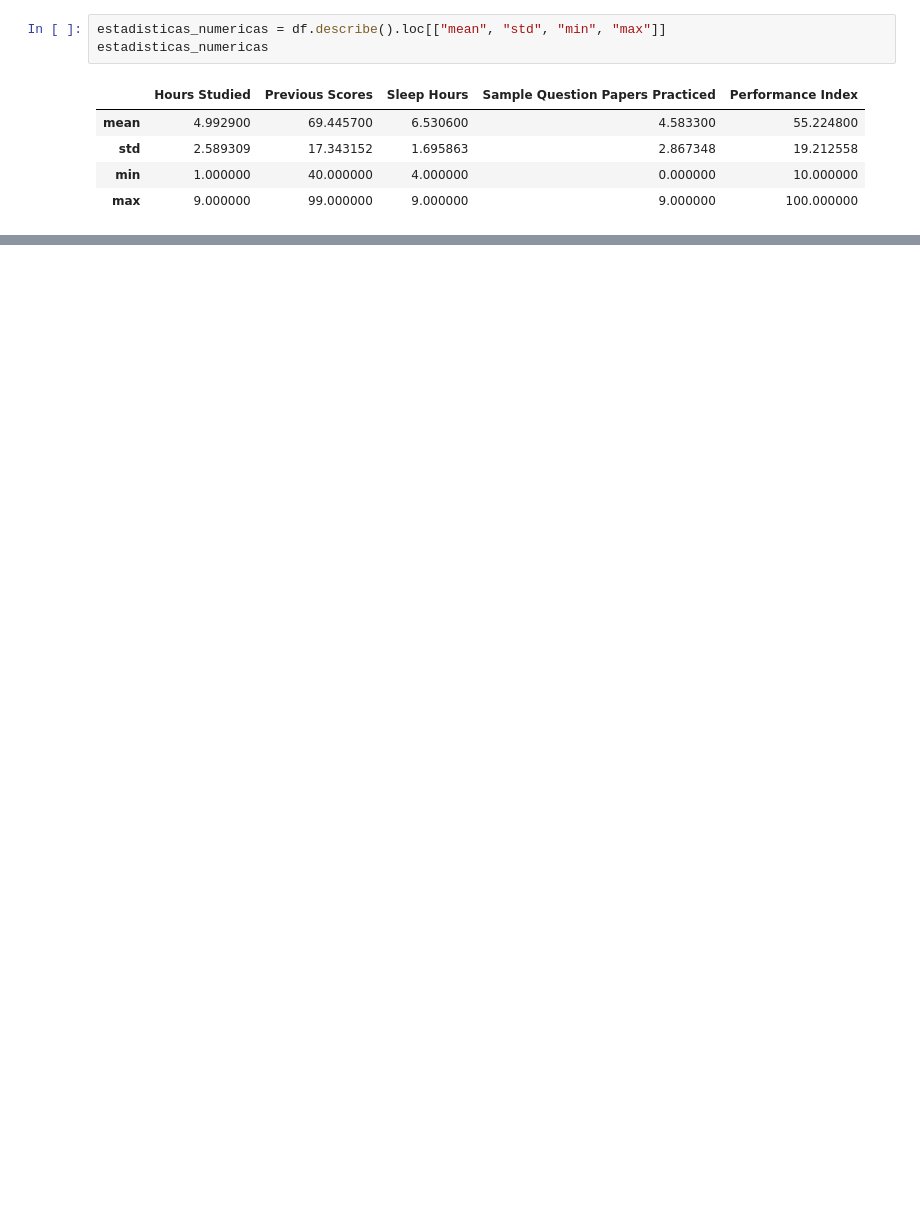
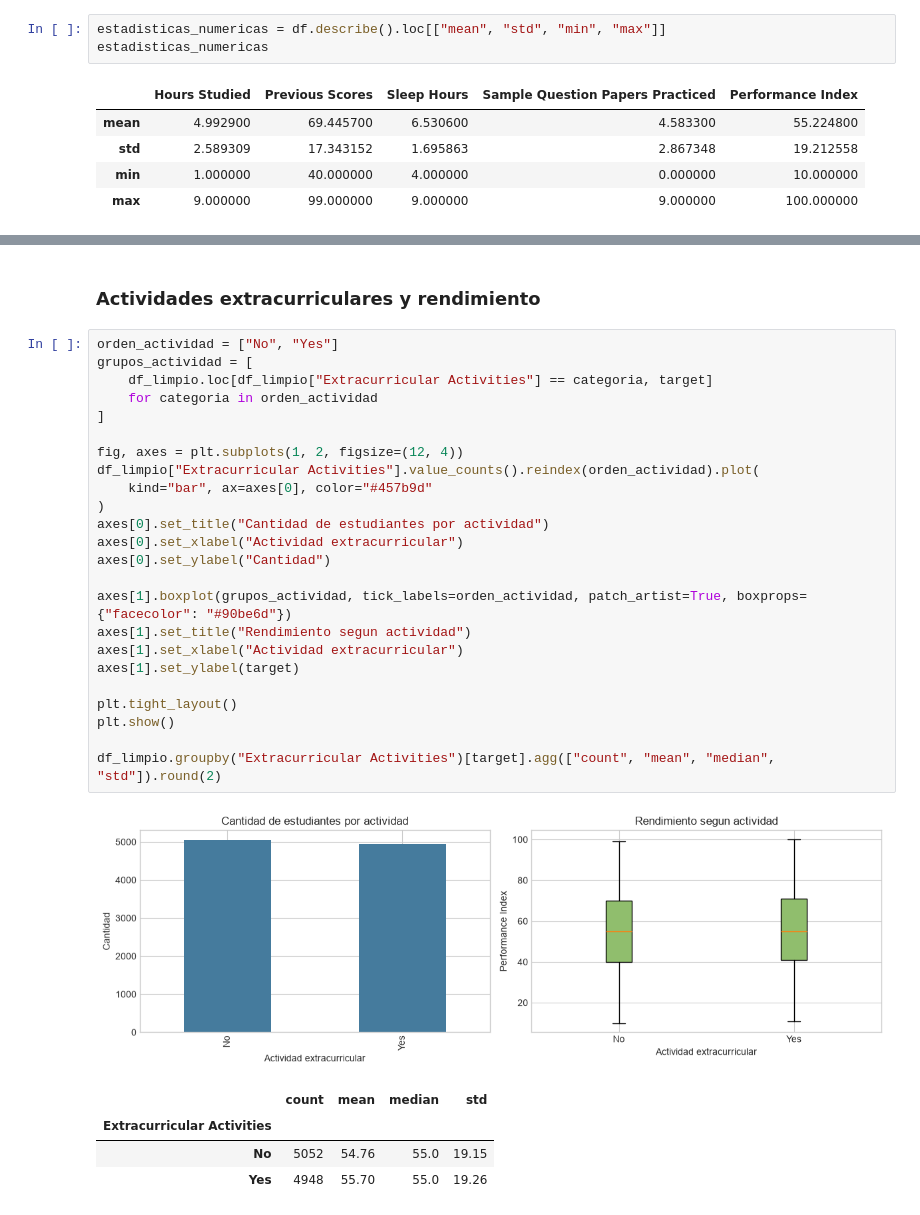
Before and after one commit to danielpulido01/RegresionLineal, a Jupyter notebook: main.ipynb, the cells around one changed output, grey strips where cells are left out. Cells and saved outputs as stored; diff of their text form; blank space fills up the shorter version.

```diff
--- a/main.ipynb
+++ b/main.ipynb
@@ -79,0 +168,32 @@ estadisticas_numericas
+# %% [markdown]
+### Actividades extracurriculares y rendimiento
+# %%
+orden_actividad = ["No", "Yes"]
+grupos_actividad = [
+    df_limpio.loc[df_limpio["Extracurricular Activities"] == categoria, target]
+    for categoria in orden_actividad
+]
+
+fig, axes = plt.subplots(1, 2, figsize=(12, 4))
+df_limpio["Extracurricular Activities"].value_counts().reindex(orden_actividad).plot(
+    kind="bar", ax=axes[0], color="#457b9d"
+)
+axes[0].set_title("Cantidad de estudiantes por actividad")
+axes[0].set_xlabel("Actividad extracurricular")
+axes[0].set_ylabel("Cantidad")
+
+axes[1].boxplot(grupos_actividad, tick_labels=orden_actividad, patch_artist=True, boxprops={"facecolor": "#90be6d"})
+axes[1].set_title("Rendimiento segun actividad")
+axes[1].set_xlabel("Actividad extracurricular")
+axes[1].set_ylabel(target)
+
+plt.tight_layout()
+plt.show()
+
+df_limpio.groupby("Extracurricular Activities")[target].agg(["count", "mean", "median", "std"]).round(2)
+# %% [output]
+[figure, added]
+|  | count | mean | median | std |
+| Extracurricular Activities |  |  |  |  |
+| No | 5052 | 54.76 | 55.0 | 19.15 |
+| Yes | 4948 | 55.70 | 55.0 | 19.26 |
```
Also changed, not shown: parts of 14 cells of this notebook.
